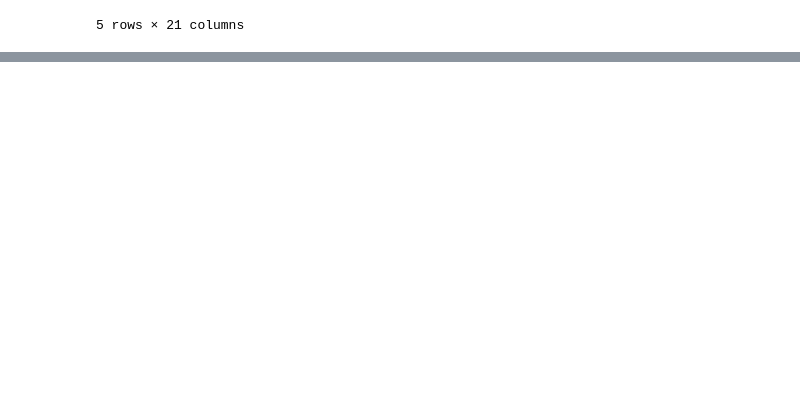
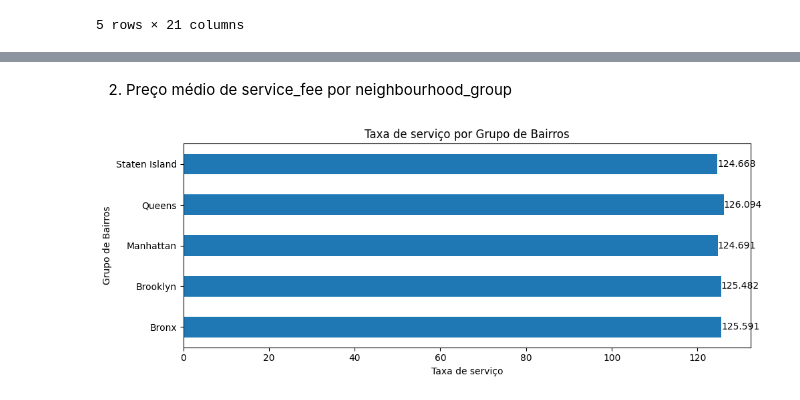
Before and after one commit to RaykkarG/python_eda_airbnb, a Jupyter notebook: Notebooks/exploratory_analysis.ipynb, the cells around one changed output, grey strips where cells are left out. Cells and saved outputs as stored; diff of their text form; code cells hidden in the pictures; blank space fills up the shorter version.

```diff
--- a/Notebooks/exploratory_analysis.ipynb
+++ b/Notebooks/exploratory_analysis.ipynb
@@ -26,0 +48,13 @@ df.head()
+# %% [markdown]
+2) Preço médio de service_fee por neighbourhood_group
+# %%
+#neighbourhood_group, service_fee
+ax = df.groupby('neighbourhood_group')['service_fee'].mean().plot(kind='barh', figsize=(10,4))
+plt.title('Taxa de serviço por Grupo de Bairros')
+plt.xlabel('Taxa de serviço')
+plt.ylabel('Grupo de Bairros')
+plt.tight_layout()
+ax.bar_label(ax.containers[0])
+plt.show()
+# %% [output]
+[figure, added]
```
Also changed, not shown: parts of 12 cells of this notebook, 1 other file.
